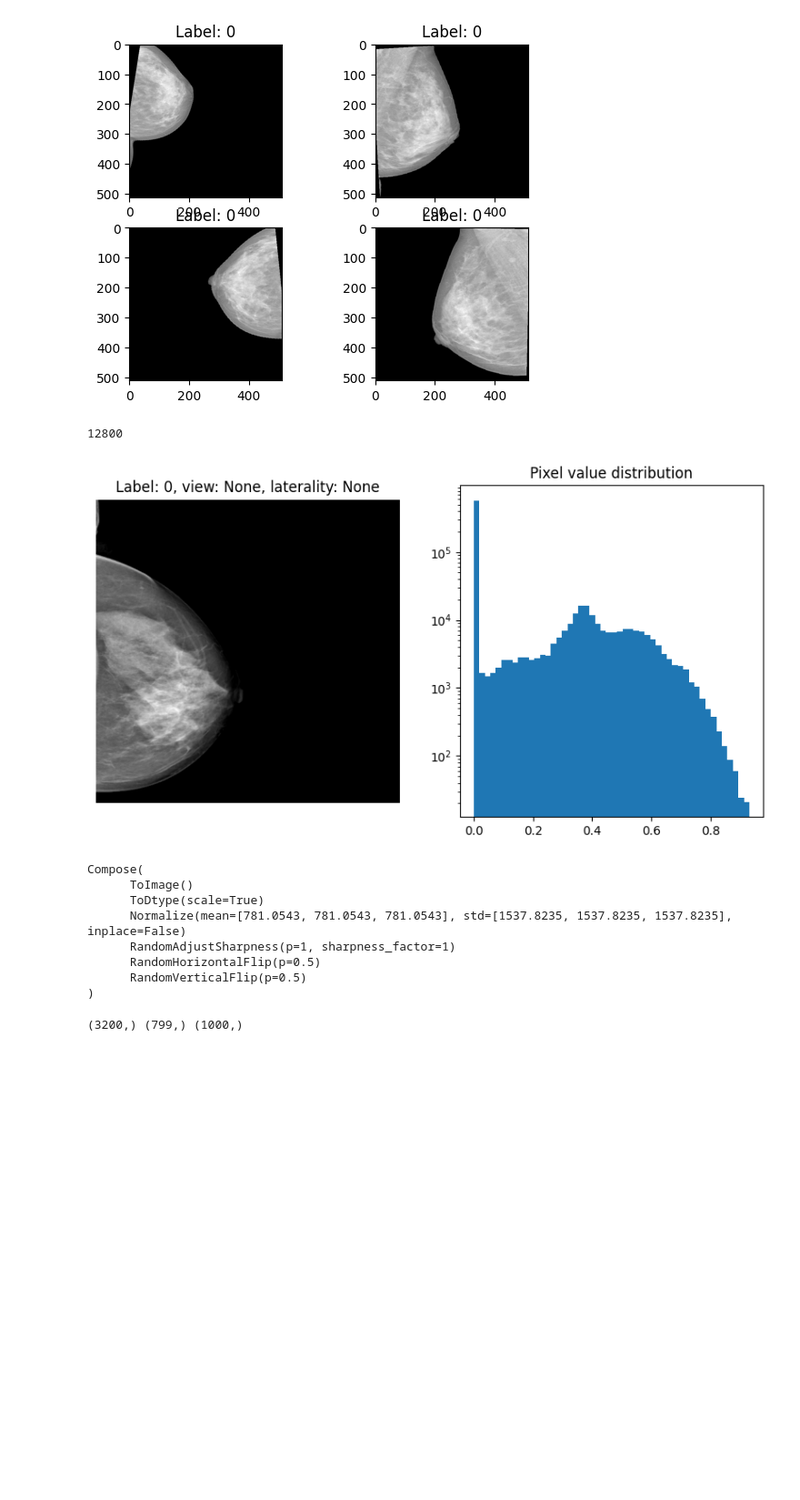
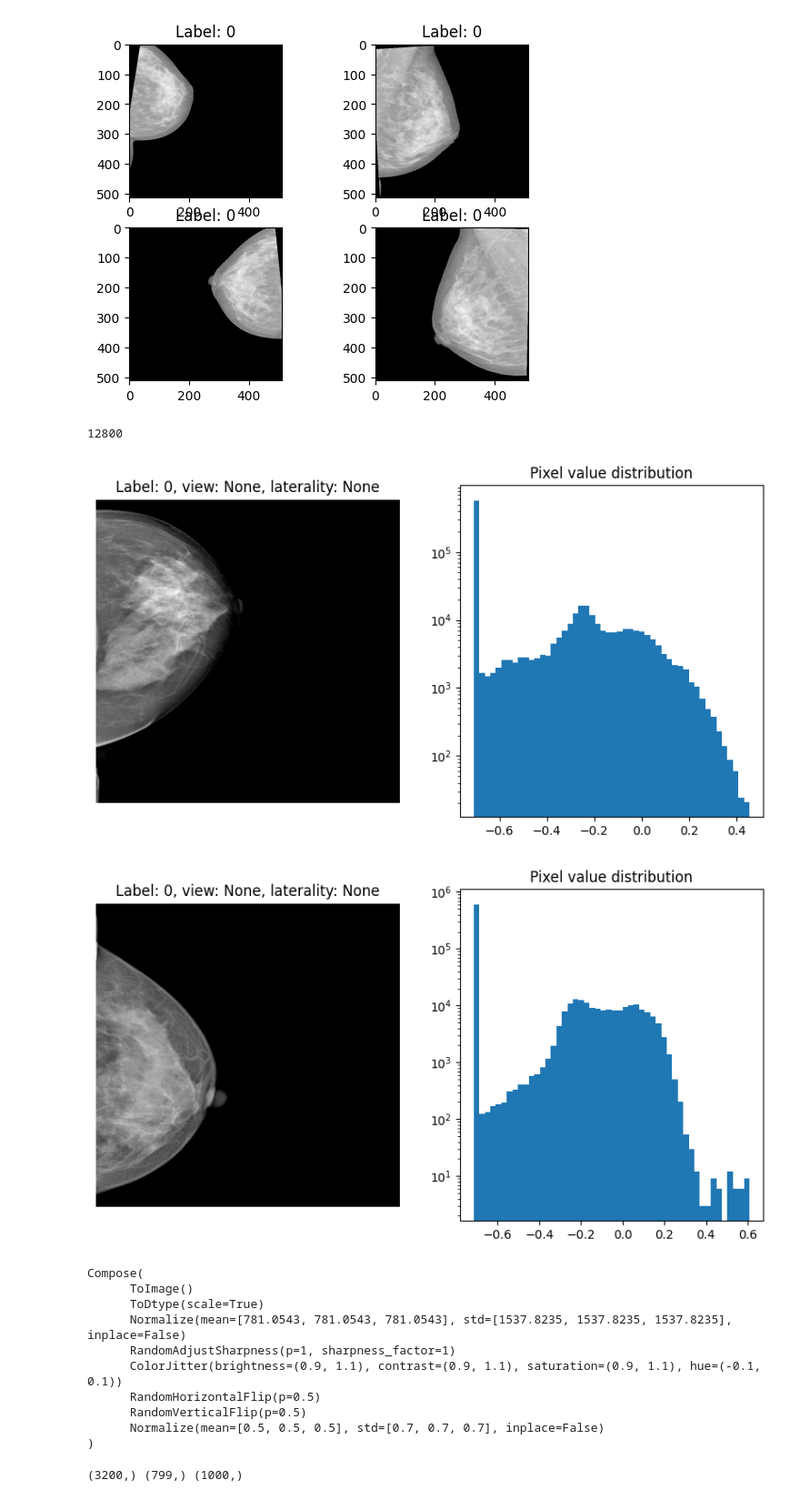
Before and after one commit to hzavadil98/UiT_FYS-8603, a Jupyter notebook: playground.ipynb, the cells around one changed output. Shown: that part at 91% size. Cells and saved outputs as stored; diff of their text form; code cells hidden in the pictures; blank space fills up the shorter version.

Commit message:
running with adjust sharpness and collor jitter and second normalize

```diff
--- a/playground.ipynb
+++ b/playground.ipynb
@@ -157,42 +157,53 @@ train_transform = T.Compose(
             T.ColorJitter(brightness=0.1, contrast=0.1, saturation=0.1, hue=0.1),
             T.RandomHorizontalFlip(p=0.5),
             T.RandomVerticalFlip(p=0.5),
+            T.Normalize(
+                mean=[0.5, 0.5, 0.5],
+                std=[0.7, 0.7, 0.7],
+            ),
             #T.RandomRotation(degrees=10),
         ]
     )
 transform = T.Compose(
         [
             T.ToImage(),
             T.ToDtype(torch.float32, scale=True),
             T.Normalize(
                 mean=[781.0543, 781.0543, 781.0543],
                 std=[1537.8235, 1537.8235, 1537.8235],
             ),
-            #T.RandomAdjustSharpness(sharpness_factor=1, p=1),
+            T.RandomAdjustSharpness(sharpness_factor=1, p=1),
+            T.Normalize(
+                mean=[0.5, 0.5, 0.5],
+                std=[0.7, 0.7, 0.7],
+            ),
         ]
     )
 view_loader = View_Cancer_Dataloader(
     root_folder='/Users/jazav7774/Library/CloudStorage/OneDrive-UiTOffice365/Data/Mammo/',
     annotation_csv="modified_breast-level_annotations.csv",
     imagefolder_path="New_512",
     batch_size=16,
     num_workers=8,
     train_transform=train_transform,
     transform=transform
 )
 print(view_loader.train_dataset.__len__())
 view_loader.plot(4)
 view_loader.train_transform
 # %% [output]
 12800
-[figure, old version]
+[figure, new version]
+[figure, added]
 Compose(
       ToImage()
       ToDtype(scale=True)
       Normalize(mean=[781.0543, 781.0543, 781.0543], std=[1537.8235, 1537.8235, 1537.8235], inplace=False)
       RandomAdjustSharpness(p=1, sharpness_factor=1)
+      ColorJitter(brightness=(0.9, 1.1), contrast=(0.9, 1.1), saturation=(0.9, 1.1), hue=(-0.1, 0.1))
       RandomHorizontalFlip(p=0.5)
       RandomVerticalFlip(p=0.5)
+      Normalize(mean=[0.5, 0.5, 0.5], std=[0.7, 0.7, 0.7], inplace=False)
 )
 # %%
 # histogram of labels of train, val, test datasets
```
Also changed, not shown: 3 other files.
